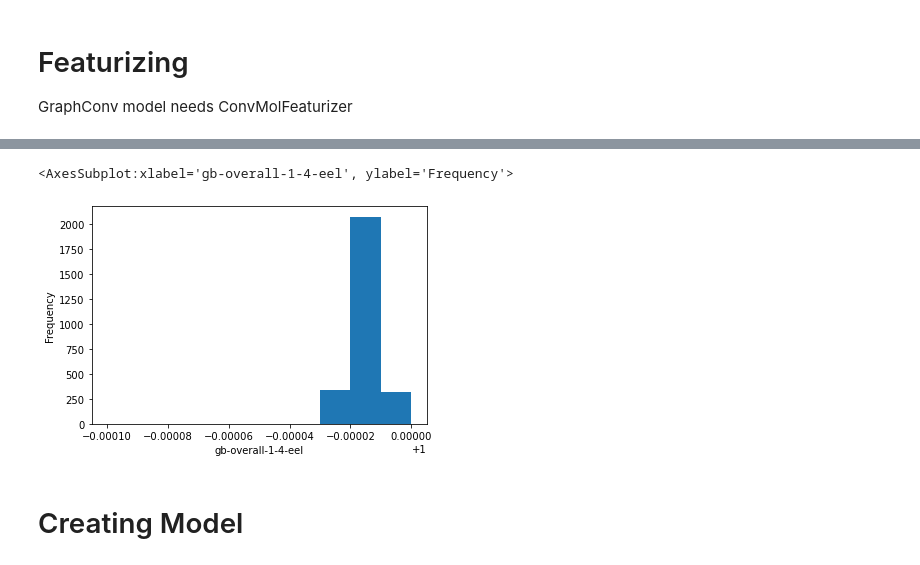
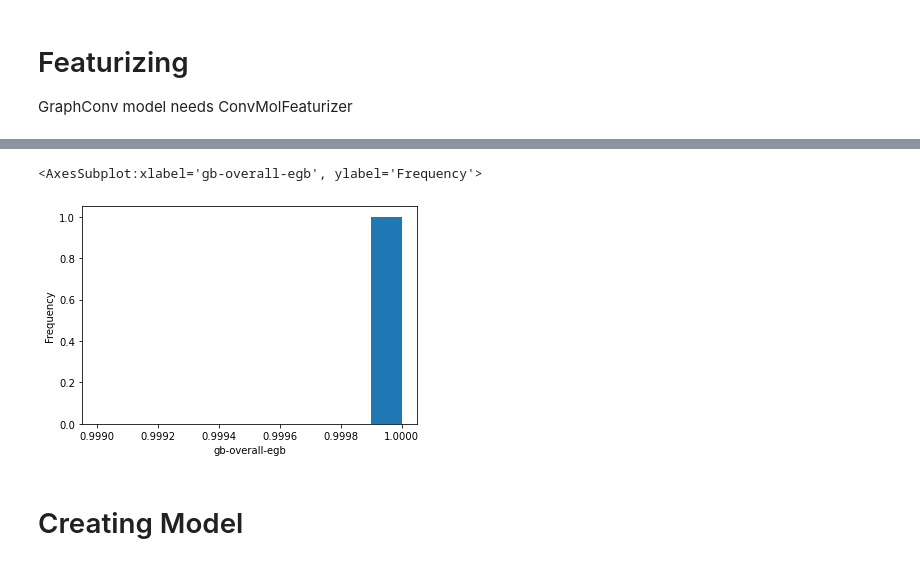
Before and after one commit to aicam/GBNN, a Jupyter notebook: Notebooks/GBGraphConvModel-train_test_split.ipynb, the cells around one changed output, grey strips where cells are left out. Saved outputs shown, nothing was run; the diff lists cells and outputs as text; code cells hidden in the pictures.

```diff
--- a/Notebooks/GBGraphConvModel-train_test_split.ipynb
+++ b/Notebooks/GBGraphConvModel-train_test_split.ipynb
@@ -21,3 +21,7 @@ import numpy as np
 # %%
 df = pd.read_csv('../Datasets/molecule_parameters_final.csv')
 df = df.dropna()
+# %%
+df['entropy'] = df['ddg'] - (df['gb-complex-etot'] - df['gb-protein-etot'] - df['gb-ligand-etot'])
+# %%
+df['entropy-zscore'] = (df['entropy'] - df['entropy'].mean()) / df['entropy'].std()
@@ -104,9 +125,9 @@ df_scaled = pd.DataFrame(scaler.fit_transform(df[training_columns]),
 # %%
-plt.xlabel('gb-overall-1-4-eel')
-df_scaled['gb-overall-1-4-eel'].plot.hist(range=[0.9999, 1.0])
+plt.xlabel('gb-overall-egb')
+df_scaled['gb-overall-egb'].plot.hist(range=[0.999, 1.0])
 # %% [output]
-<AxesSubplot:xlabel='gb-overall-1-4-eel', ylabel='Frequency'>
+<AxesSubplot:xlabel='gb-overall-egb', ylabel='Frequency'>
-[figure, old version]
+[figure, new version]
 # %%
 X = []
 X_ids = []
```
Also changed, not shown: parts of 4 cells of this notebook, 2 other files.
